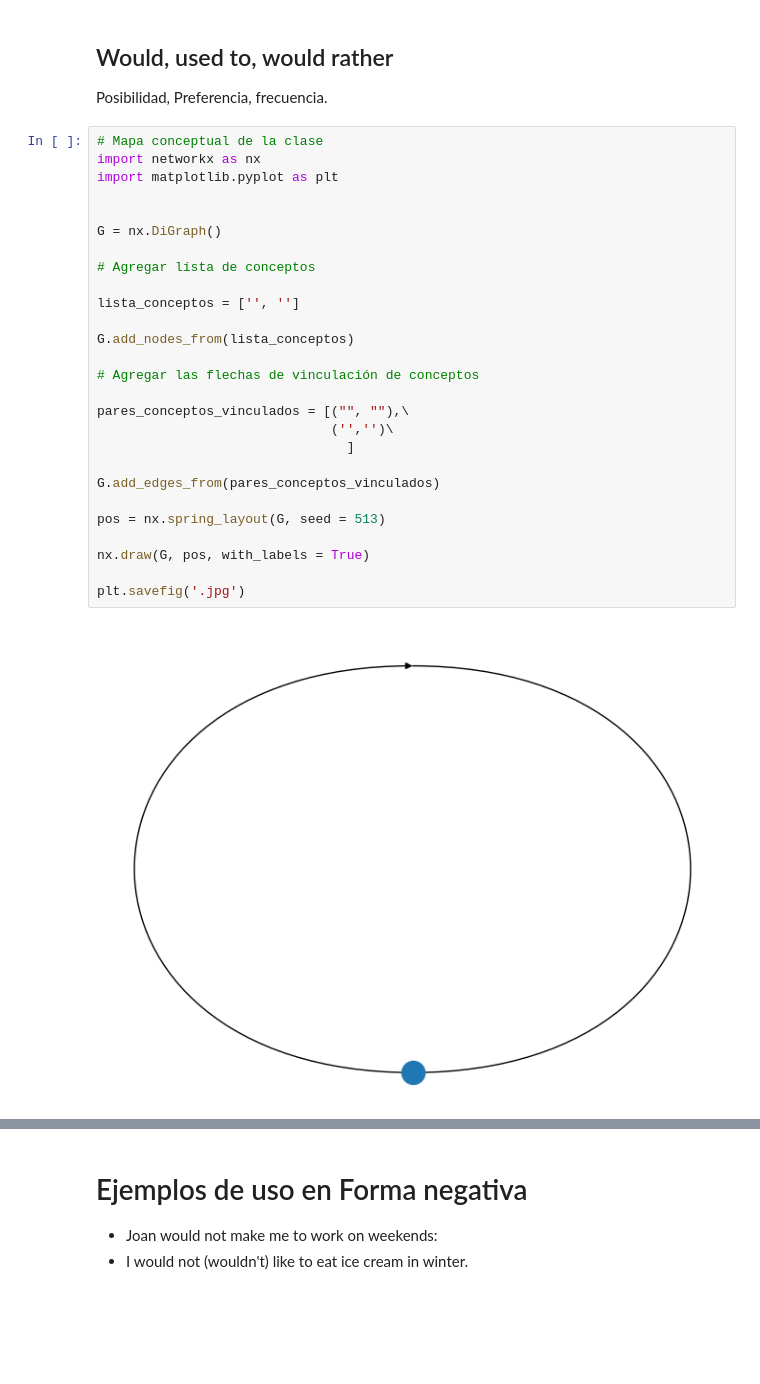
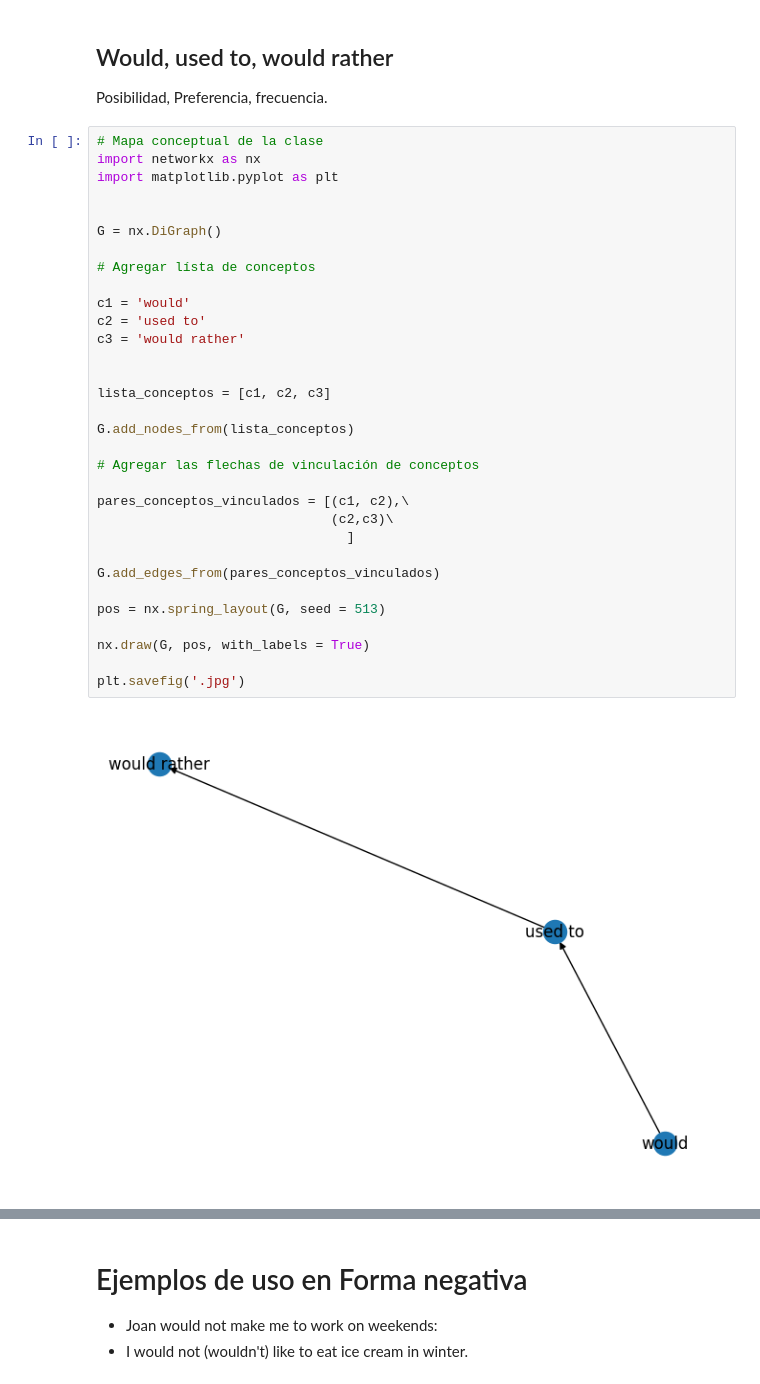
Before and after one commit to marco-canas/english_for_scientific_communication, a Jupyter notebook: A1/2_section/26_modal_verb_would_used_to_would_rather/1_modal_verbs_would_used_to_would_rather.ipynb, the cells around one changed output, grey strips where cells are left out. Saved outputs shown, nothing was run; the diff lists cells and outputs as text; blank space fills up the shorter version.

```diff
--- a/A1/2_section/26_modal_verb_would_used_to_would_rather/1_modal_verbs_would_used_to_would_rather.ipynb
+++ b/A1/2_section/26_modal_verb_would_used_to_would_rather/1_modal_verbs_would_used_to_would_rather.ipynb
@@ -219,30 +398,35 @@ Posibilidad, Preferencia, frecuencia.
 # %%
 # Mapa conceptual de la clase
 import networkx as nx
 import matplotlib.pyplot as plt
 
 
 G = nx.DiGraph()
 
 # Agregar lísta de conceptos
 
-lista_conceptos = ['', '']
+c1 = 'would'
+c2 = 'used to'
+c3 = 'would rather'
+
+
+lista_conceptos = [c1, c2, c3]
 
 G.add_nodes_from(lista_conceptos)
 
 # Agregar las flechas de vinculación de conceptos
 
-pares_conceptos_vinculados = [("", ""),\
-                              ('','')\
+pares_conceptos_vinculados = [(c1, c2),\
+                              (c2,c3)\
                                 ]
 
 G.add_edges_from(pares_conceptos_vinculados)
 
 pos = nx.spring_layout(G, seed = 513)
 
 nx.draw(G, pos, with_labels = True)
 
 plt.savefig('.jpg')
 # %% [output]
-[figure, old version]
+[figure, new version]
 # %% [markdown]
```
Also changed, not shown: parts of 44 cells of this notebook.
